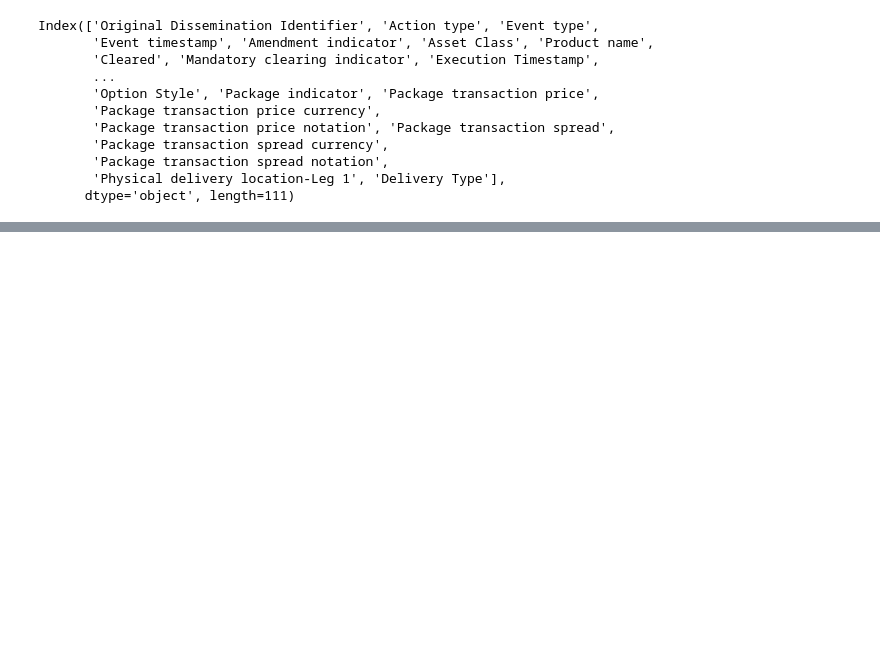
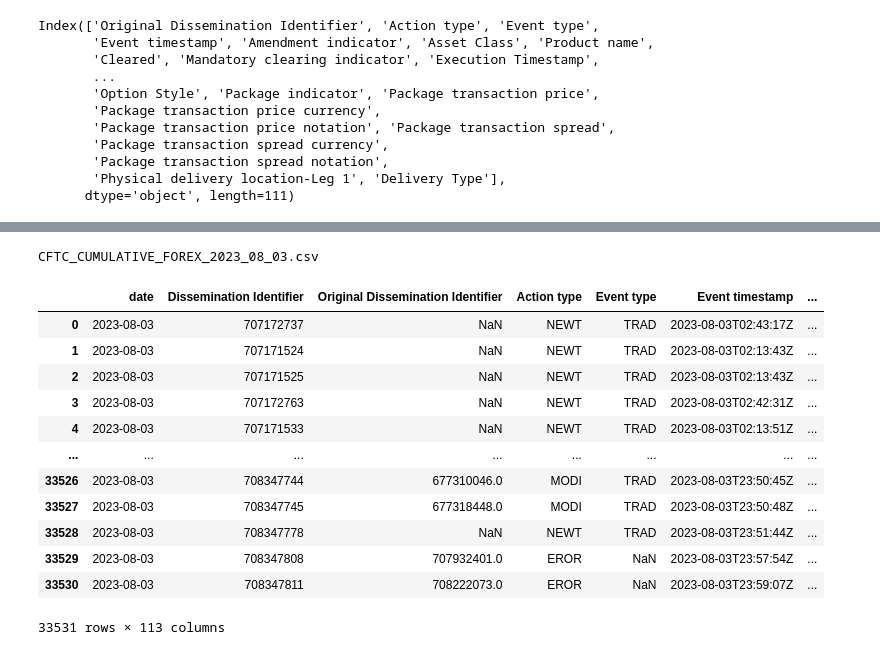
Before and after one commit to Mehedi24434/DTCC_data, a Jupyter notebook: b.ipynb, the cells around one changed output, grey strips where cells are left out. Saved outputs shown, nothing was run; the diff lists cells and outputs as text; code cells hidden in the pictures; blank space fills up the shorter version.

```diff
--- a/b.ipynb
+++ b/b.ipynb
@@ -102,0 +292,34 @@ KeyboardInterrupt:
+# %%
+
+
+def read_csvs_with_dates(folder_path, processed_files=set()):
+    dataframes = []  # List to store DataFrames
+
+    # Iterate through files in the folder
+    for filename in os.listdir(folder_path):
+        if filename.endswith(".csv") and filename not in processed_files:
+            print(filename)
+            file_path = os.path.join(folder_path, filename)
+
+            # Extract the date from the file name
+            day_str = filename.split("_")[-1].replace(".csv", "")
+            mon_str=filename.split("_")[-2].replace(".csv", "")
+            yr_str=filename.split("_")[-3].replace(".csv", "")
+            date_str = yr_str+'-'+mon_str+'-'+day_str
+            date_obj = datetime.strptime(date_str, '%Y-%m-%d')
+
+            # Read the CSV file into a DataFrame
+            df = pd.read_csv(file_path)
+
+            # Add a "date" column with the extracted date
+            df.insert(0, "date", date_obj)
+
+            # Append the DataFrame to the list
+            dataframes.append(df)
+
+            # Add the filename to the set of processed files
+            processed_files.add(filename)
+
+    return dataframes, processed_files  # Return the list of separate DataFrames and updated processed files set
+# %%
+folder_path = '/home/mehedi/Documents/docker_influxdb/DTCC_data/extracted_files/Forex'
@@ -102,0 +385,17 @@ KeyboardInterrupt:
+# %%
+read_csvs_with_dates(folder_path)
+# %% [output]
+CFTC_CUMULATIVE_FOREX_2023_08_03.csv
+|  | date | Dissemination Identifier | Original Dissemination Identifier | Action type | Event type | Event timestamp | ... |
+| 0 | 2023-08-03 | 707172737 | NaN | NEWT | TRAD | 2023-08-03T02:43:17Z | ... |
+| 1 | 2023-08-03 | 707171524 | NaN | NEWT | TRAD | 2023-08-03T02:13:43Z | ... |
+| 2 | 2023-08-03 | 707171525 | NaN | NEWT | TRAD | 2023-08-03T02:13:43Z | ... |
+| 3 | 2023-08-03 | 707172763 | NaN | NEWT | TRAD | 2023-08-03T02:42:31Z | ... |
+| 4 | 2023-08-03 | 707171533 | NaN | NEWT | TRAD | 2023-08-03T02:13:51Z | ... |
+| ... | ... | ... | ... | ... | ... | ... | ... |
+| 33526 | 2023-08-03 | 708347744 | 677310046.0 | MODI | TRAD | 2023-08-03T23:50:45Z | ... |
+| 33527 | 2023-08-03 | 708347745 | 677318448.0 | MODI | TRAD | 2023-08-03T23:50:48Z | ... |
+| 33528 | 2023-08-03 | 708347778 | NaN | NEWT | TRAD | 2023-08-03T23:51:44Z | ... |
+| 33529 | 2023-08-03 | 708347808 | 707932401.0 | EROR | NaN | 2023-08-03T23:57:54Z | ... |
+| 33530 | 2023-08-03 | 708347811 | 708222073.0 | EROR | NaN | 2023-08-03T23:59:07Z | ... |
+33531 rows × 113 columns
```
Also changed, not shown: parts of 29 cells of this notebook.
